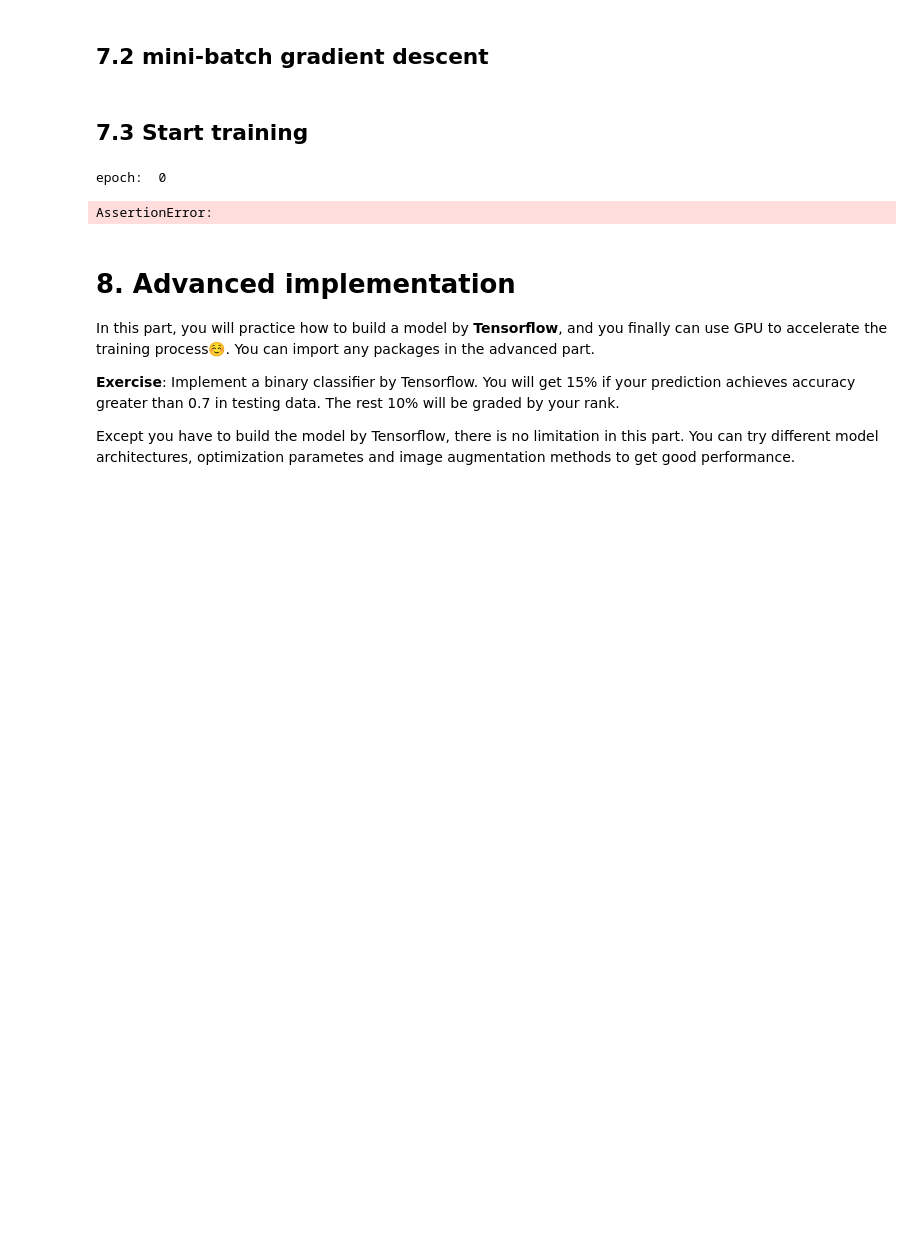
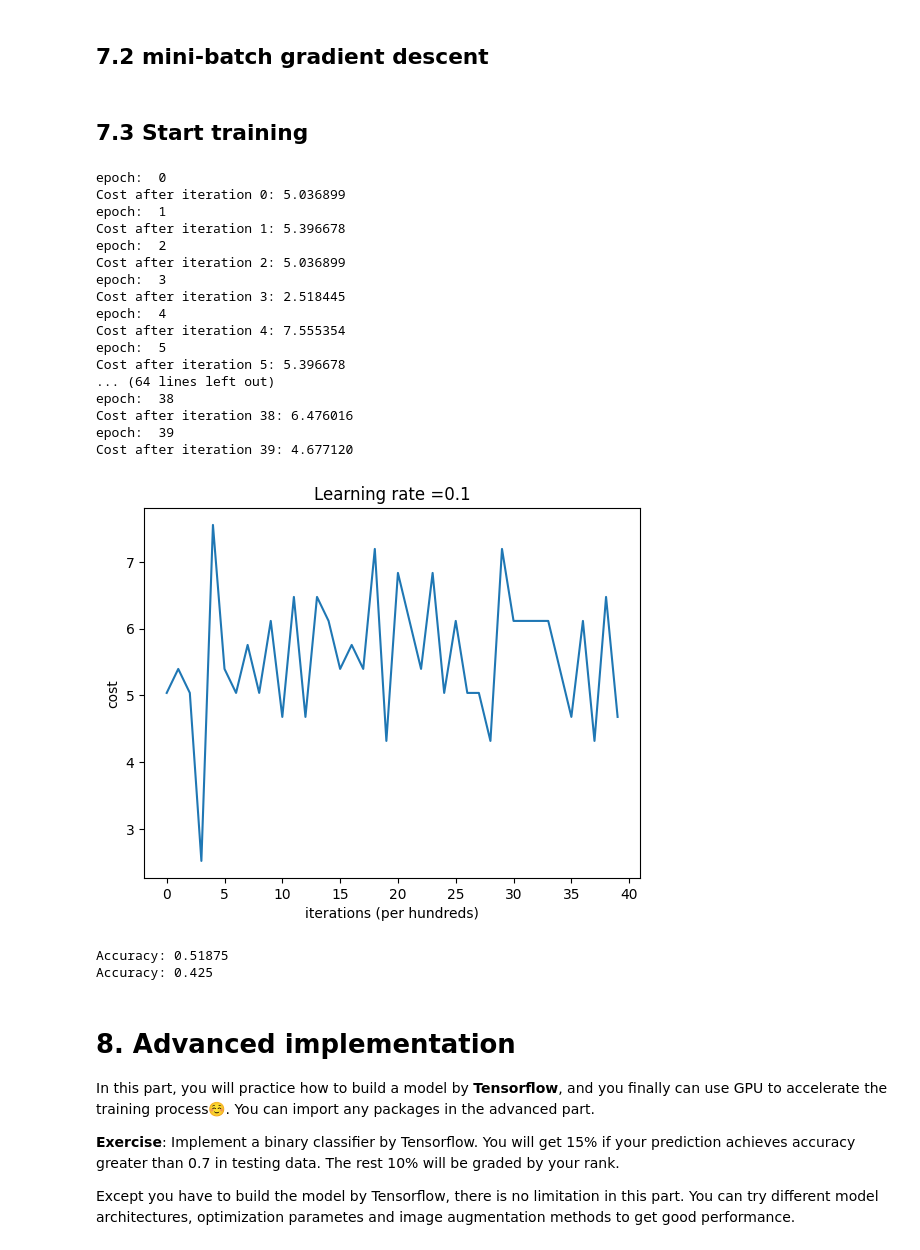
Before and after one commit to owen920831/Machine-Learning, a Jupyter notebook: hw4/hw4_template.ipynb, the cells around one changed output. Drawn from its saved outputs; the diff is of its cells as text; code cells hidden in the pictures; blank space fills up the shorter version.

```diff
--- a/hw4/hw4_template.ipynb
+++ b/hw4/hw4_template.ipynb
@@ -110,7 +110,7 @@ class Conv():
         # GRADED FUNCTION: conv_initialization
         ### START CODE HERE ### (≈ 8 lines)
         limit = math.sqrt(6/(self.input_channel+self.output_channel))
-        W = np.random.uniform(-limit, limit, (self.filter_size,self.filter_size,self.input_channel,self.output_channel))
+        W = np.random.uniform(-limit, limit, (self.filter_size,self.filter_size, self.input_channel, self.output_channel))
         b = np.zeros((1,1,1,self.output_channel))
         ### END CODE HERE ###
 
@@ -142,7 +142,7 @@ class Conv():
         # Sum over all entries of the volume s.
         Z = np.sum(s)
         # Add bias b to Z. Cast b to a float() so that Z results in a scalar value.
-        Z = Z+float(b)
+        Z = Z + float(b)
         ### END CODE HERE ###
 
         return Z
@@ -174,7 +174,7 @@ class Conv():
         Z = np.zeros((m, n_H, n_W, n_C))
 
         # if pad!=0, create A_prev_pad by padding A_prev with the parameter "pad". (≈1 line)
-        A_prev_pad = zero_pad( A_prev, self.parameters["pad"])
+        A_prev_pad = zero_pad(A_prev, self.parameters["pad"])
 
         for i in range(m):                               # loop over the batch of training examples
             a_prev_pad = A_prev_pad[i,:,:,:]               # Select ith training example's padded activation
@@ -188,7 +188,7 @@ class Conv():
                         horiz_start = w * self.parameters["stride"]
                         horiz_end = horiz_start + f
                         # Use the corners to define the slice of a_prev_pad. (≈1 line)
-                        a_slice_prev = a_prev_pad[ vert_start:vert_end, horiz_start:horiz_end, :]
+                        a_slice_prev = a_prev_pad[vert_start:vert_end, horiz_start:horiz_end]
 
                         # Convolve the (3D) slice with the correct filter W and bias b, to get back one output neuron. (≈1 line)
                         Z[i, h, w, c] = self.conv_single_step(a_slice_prev, self.parameters["W"][:, :, :, c], self.parameters["b"][:, :, :, c])
@@ -1123,8 +1122,8 @@ def random_mini_batches(X, Y, mini_batch_size = 64):
 
     # Step 1: Shuffle (X, Y)
     permutation = list(np.random.permutation(m))
-    shuffled_X = X[permutation, :]
-    shuffled_Y = Y[permutation, :]
+    shuffled_X = X[permutation, :, :, :]
+    shuffled_Y = Y[:, permutation]
 
     inc = mini_batch_size
 
@@ -1133,16 +1132,16 @@ def random_mini_batches(X, Y, mini_batch_size = 64):
     num_complete_minibatches = math.floor(m / mini_batch_size) # number of mini batches of size mini_batch_size in your partitionning
     for k in range(0, num_complete_minibatches):
         # (approx. 2 lines)
-        mini_batch_X = shuffled_X[k*inc: (k+1)*inc, :]
-        mini_batch_Y = shuffled_Y[k*inc: (k+1)*inc, :]
+        mini_batch_X = shuffled_X[k*inc: (k+1)*inc, :, :, :]
+        mini_batch_Y = shuffled_Y[:, k*inc: (k+1)*inc]
         mini_batch = (mini_batch_X, mini_batch_Y)
         mini_batches.append(mini_batch)
 
     # For handling the end case (last mini-batch < mini_batch_size i.e less than 64)
     if m % mini_batch_size != 0:
         #(approx. 2 lines)
-        mini_batch_X = shuffled_X[(num_complete_minibatches+1)*inc: , :]
-        mini_batch_Y = shuffled_Y[(num_complete_minibatches+1)*inc: , :]
+        mini_batch_X = shuffled_X[(num_complete_minibatches+1)*inc: , :, :, :]
+        mini_batch_Y = shuffled_Y[:, (num_complete_minibatches+1)*inc:]
         mini_batch = (mini_batch_X, mini_batch_Y)
         mini_batches.append(mini_batch)
 
@@ -1155,9 +1154,9 @@ def random_mini_batches(X, Y, mini_batch_size = 64):
 # %%
 # GRADED CODE: Binary classification
 ### START CODE HERE ###
-learning_rate = 3e-5
-num_iterations = 20
-batch_size = 16
+learning_rate = 0.01
+num_iterations = 100
+batch_size = 32
 print_cost = True
 classes = 2
 costs = []   # keep track of cost
@@ -1168,11 +1167,16 @@ model=Model()
 model.add(Conv(filter_size=3, input_channel=1, output_channel=16, pad=0, stride=2))
 model.add(Activation("relu"))
 model.add(MaxPool(filter_size=2, stride=2))
-model.add(Conv(filter_size=3, input_channel=16, output_channel=16, pad=0, stride=2))
+model.add(Conv(filter_size=3, input_channel=16, output_channel=32, pad=0, stride=2))
 model.add(Activation("relu"))
 
+
 model.add(Flatten())
-model.add(Dense(144, 32))
+model.add(Dense(288, 144))
+model.add(Activation("relu"))
+model.add(Dense(144, 72))
+model.add(Activation("relu"))
+model.add(Dense(72, 32))
 model.add(Activation("relu"))
 model.add(Dense(32, 1))
 model.add(Activation("sigmoid"))
@@ -1184,35 +1188,59 @@ for i in range(0, num_iterations):
     j=0
     for batch in mini_batches:
         x_batch, y_batch = batch
 
         # forward
         AL = model.forward(x_batch)
 
         # compute cost
         if classes == 2:
             cost = compute_BCE_cost(AL, y_batch)
         else:
-            cost = compute_BCE_cost(AL, y_batch)
+            cost = compute_CCE_cost(AL, y_batch)
 
         # backward
         dA_prev = model.backward(AL, y_batch)
 
         # update
         model.update(learning_rate)
 
     print ("Cost after iteration %i: %f" %(i, cost))
     costs.append(cost)
 ### END CODE HERE ###
 
 # plot the cost
+
 plt.plot(np.squeeze(costs))
 plt.ylabel('cost')
 plt.xlabel('iterations (per hundreds)')
 plt.title("Learning rate =" + str(learning_rate))
 plt.show()
 # %% [output]
 epoch:  0
+Cost after iteration 0: 5.036899
+epoch:  1
+Cost after iteration 1: 5.396678
+epoch:  2
+Cost after iteration 2: 5.036899
+epoch:  3
+Cost after iteration 3: 2.518445
+epoch:  4
+Cost after iteration 4: 7.555354
+epoch:  5
+Cost after iteration 5: 5.396678
+... (64 lines left out)
+epoch:  38
+Cost after iteration 38: 6.476016
+epoch:  39
+Cost after iteration 39: 4.677120
-AssertionError:
+[figure, added]
+# %%
+
+pred_train = predict(X_train, y_train, model, 2)
+pred_val = predict(X_val, y_val, model, 2)
+# %% [output]
+Accuracy: 0.51875
+Accuracy: 0.425
 # %%
 pred_test = predict(X_test, None, model, 2)
 output["basic_pred_test"] = pred_test[0].astype(int)
```
Also changed, not shown: parts of 3 cells of this notebook, 1 other file.
